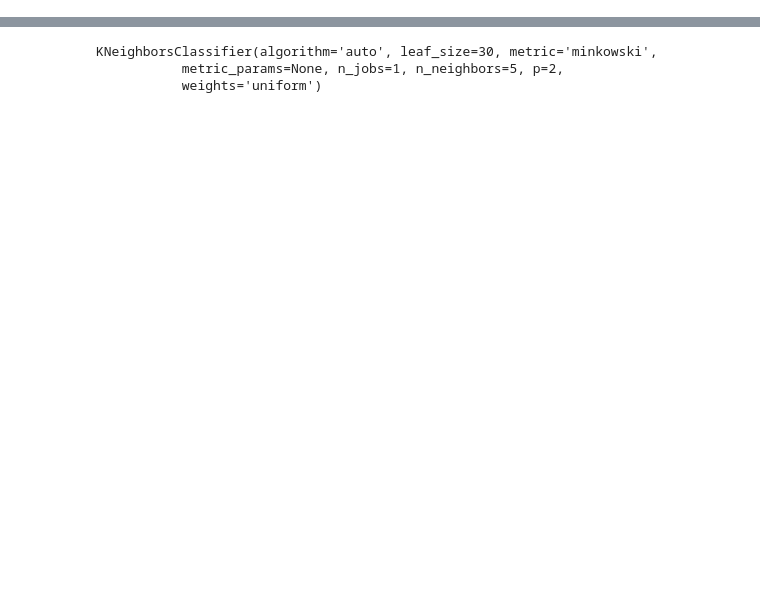
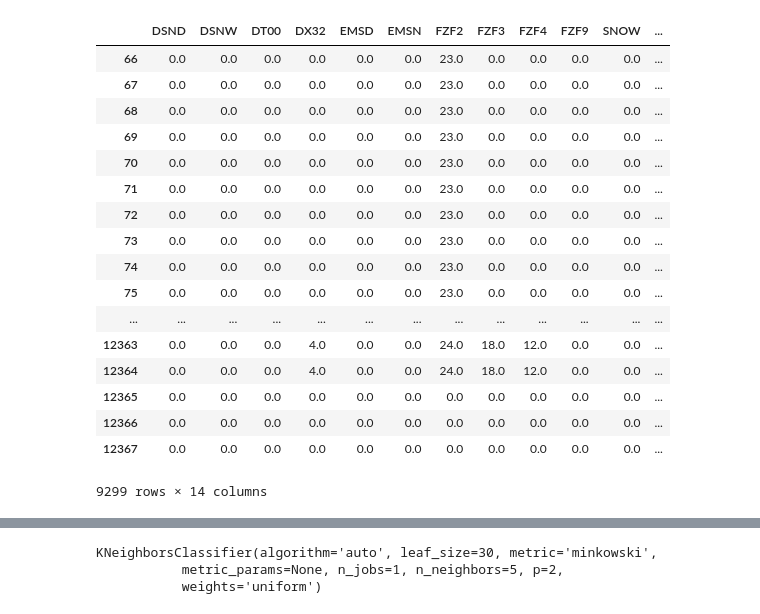
Before and after one commit to huddlestona/Trail_Report, a Jupyter notebook: check_models.ipynb, the cells around one changed output, grey strips where cells are left out. Drawn from its saved outputs; the diff is of its cells as text; code cells hidden in the pictures; blank space fills up the shorter version.

Commit message:
try change columns

```diff
--- a/check_models.ipynb
+++ b/check_models.ipynb
@@ -61,0 +62,23 @@ X_train
+# %%
+weather_test = X_train[['DSND','DSNW','DT00','DX32','EMSD','EMSN','FZF2','FZF3','FZF4','FZF9','SNOW','TSUN','WDFG','WSFG']]
+# %%
+weather_test
+# %% [output]
+|  | DSND | DSNW | DT00 | DX32 | EMSD | EMSN | FZF2 | FZF3 | FZF4 | FZF9 | SNOW | ... |
+| 66 | 0.0 | 0.0 | 0.0 | 0.0 | 0.0 | 0.0 | 23.0 | 0.0 | 0.0 | 0.0 | 0.0 | ... |
+| 67 | 0.0 | 0.0 | 0.0 | 0.0 | 0.0 | 0.0 | 23.0 | 0.0 | 0.0 | 0.0 | 0.0 | ... |
+| 68 | 0.0 | 0.0 | 0.0 | 0.0 | 0.0 | 0.0 | 23.0 | 0.0 | 0.0 | 0.0 | 0.0 | ... |
+| 69 | 0.0 | 0.0 | 0.0 | 0.0 | 0.0 | 0.0 | 23.0 | 0.0 | 0.0 | 0.0 | 0.0 | ... |
+| 70 | 0.0 | 0.0 | 0.0 | 0.0 | 0.0 | 0.0 | 23.0 | 0.0 | 0.0 | 0.0 | 0.0 | ... |
+| 71 | 0.0 | 0.0 | 0.0 | 0.0 | 0.0 | 0.0 | 23.0 | 0.0 | 0.0 | 0.0 | 0.0 | ... |
+| 72 | 0.0 | 0.0 | 0.0 | 0.0 | 0.0 | 0.0 | 23.0 | 0.0 | 0.0 | 0.0 | 0.0 | ... |
+| 73 | 0.0 | 0.0 | 0.0 | 0.0 | 0.0 | 0.0 | 23.0 | 0.0 | 0.0 | 0.0 | 0.0 | ... |
+| 74 | 0.0 | 0.0 | 0.0 | 0.0 | 0.0 | 0.0 | 23.0 | 0.0 | 0.0 | 0.0 | 0.0 | ... |
+| 75 | 0.0 | 0.0 | 0.0 | 0.0 | 0.0 | 0.0 | 23.0 | 0.0 | 0.0 | 0.0 | 0.0 | ... |
+| ... | ... | ... | ... | ... | ... | ... | ... | ... | ... | ... | ... | ... |
+| 12363 | 0.0 | 0.0 | 0.0 | 4.0 | 0.0 | 0.0 | 24.0 | 18.0 | 12.0 | 0.0 | 0.0 | ... |
+| 12364 | 0.0 | 0.0 | 0.0 | 4.0 | 0.0 | 0.0 | 24.0 | 18.0 | 12.0 | 0.0 | 0.0 | ... |
+| 12365 | 0.0 | 0.0 | 0.0 | 0.0 | 0.0 | 0.0 | 0.0 | 0.0 | 0.0 | 0.0 | 0.0 | ... |
+| 12366 | 0.0 | 0.0 | 0.0 | 0.0 | 0.0 | 0.0 | 0.0 | 0.0 | 0.0 | 0.0 | 0.0 | ... |
+| 12367 | 0.0 | 0.0 | 0.0 | 0.0 | 0.0 | 0.0 | 0.0 | 0.0 | 0.0 | 0.0 | 0.0 | ... |
+9299 rows × 14 columns
```
Also changed, not shown: parts of 21 cells of this notebook.
